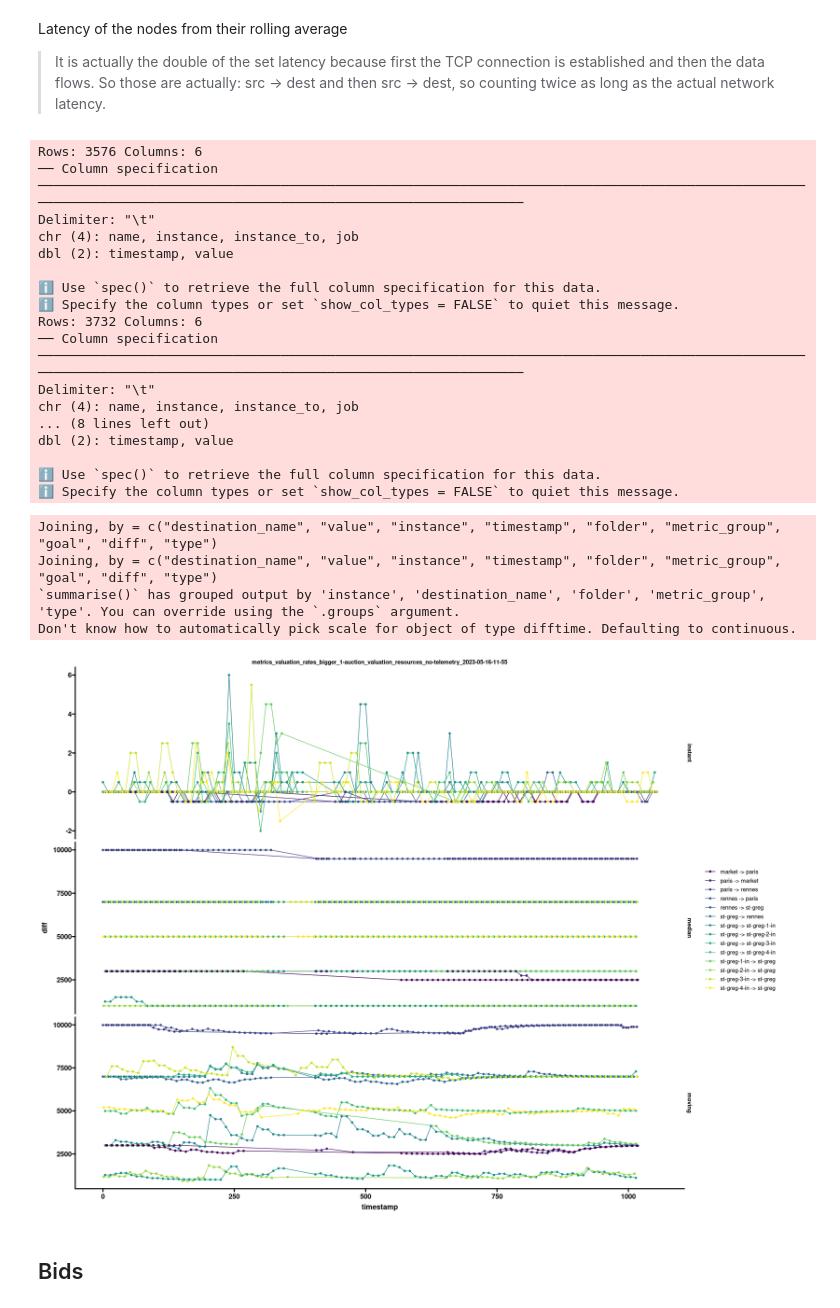
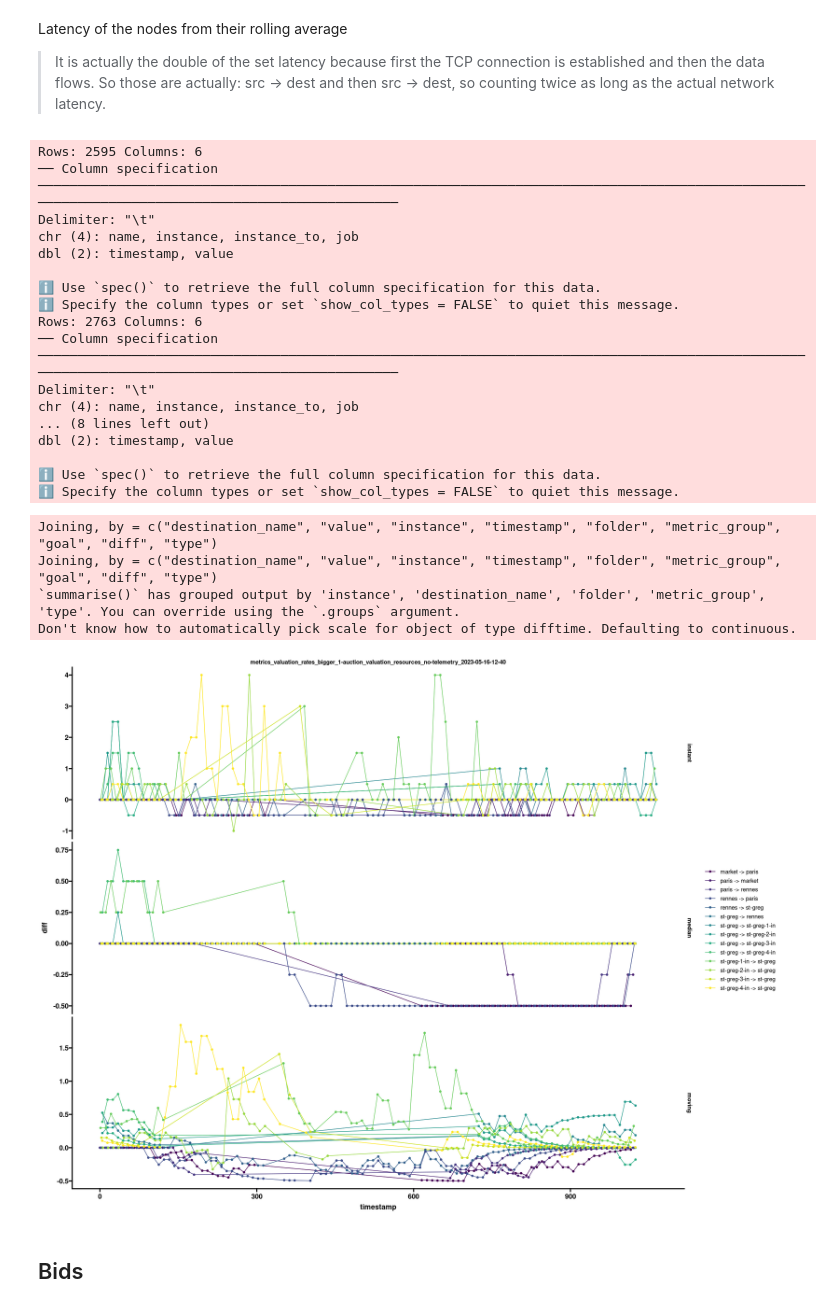
Before and after one commit to VolodiaPG/giraff, a Jupyter notebook: enos/live/experiment.ipynb, the cells around one changed output. Cells and saved outputs as stored; diff of their text form; code cells hidden in the pictures.

```diff
--- a/enos/live/experiment.ipynb
+++ b/enos/live/experiment.ipynb
@@ -31,7 +31,7 @@ Définir une fonction d'utilité au niveau des enchères, par rapport au temps d
 METRICS_PATH <- "metrics-arks"
 METRICS_ARKS <- c(
 #    "metrics_valuation_rates_bigger_1-auction_valuation_rates_no-telemetry_2023-05-12-10-45.tar.xz",
-   "metrics_valuation_rates_bigger_1-auction_valuation_resources_no-telemetry_2023-05-16-11-55.tar.xz"
+   "metrics_valuation_rates_bigger_1-auction_valuation_resources_no-telemetry_2023-05-16-12-40.tar.xz"
 ) # looks at "./*"
 
 METRICS_GROUP <- c(
@@ -313,6 +295,9 @@ latency_instants <- load_csv("fog_node_neighbors_latency.csv") %>%
   prepare() %>%
   inner_join(names_raw %>% mutate(instance_to = instance) %>% mutate(destination_name = name) %>% select(-c(instance, name)), c("instance_to", "folder", "metric_group"))
 latency_median <- load_csv("fog_node_neighbors_latency_rolling_median.csv") %>%
+  prepare() %>%
+  inner_join(names_raw %>% mutate(instance_to = instance) %>% mutate(destination_name = name) %>% select(-c(instance, name)), c("instance_to", "folder", "metric_group"))
+latency_median_interquantile_range <- load_csv("fog_node_neighbors_latency_rolling_interquartile_range.csv") %>%
   prepare() %>%
   inner_join(names_raw %>% mutate(instance_to = instance) %>% mutate(destination_name = name) %>% select(-c(instance, name)), c("instance_to", "folder", "metric_group"))
 
@@ -345,16 +330,16 @@ latency_median <- latency_median %>%
 # head(latency_goals %>% filter(destination_name == "st-greg"))
 # head(latency %>% filter(destination_name == "st-greg"))
 # %% [output]
-Rows: 3576 Columns: 6
-── Column specification ────────────────────────────────────────────────────────────────────────────────────────────────────────────────────────────────────────────────────────────────
+Rows: 2595 Columns: 6
+── Column specification ────────────────────────────────────────────────────────────────────────────────────────────────────────────────────────────────────────────────
 Delimiter: "\t"
 chr (4): name, instance, instance_to, job
 dbl (2): timestamp, value
 
 ℹ Use `spec()` to retrieve the full column specification for this data.
 ℹ Specify the column types or set `show_col_types = FALSE` to quiet this message.
-Rows: 3732 Columns: 6
-── Column specification ────────────────────────────────────────────────────────────────────────────────────────────────────────────────────────────────────────────────────────────────
+Rows: 2763 Columns: 6
+── Column specification ────────────────────────────────────────────────────────────────────────────────────────────────────────────────────────────────────────────────
 Delimiter: "\t"
 chr (4): name, instance, instance_to, job
 ... (8 lines left out)
@@ -366,7 +351,9 @@ dbl (2): timestamp, value
 latency_data_raw <- latency %>%
   mutate(type = "moving") %>%
   full_join(latency_instants %>% mutate(type = "instant")) %>%
-  full_join(latency_median %>% mutate(type = "median"))
+  full_join(latency_median %>% mutate(type = "median")) %>%
+  full_join(latency_median_interquantile_range %>% mutate(type = "interquantile", diff = value))
+
 
 latency_data <- latency_data_raw %>%
   # group_by(instance, folder, metric_group) %>%
@@ -403,34 +390,34 @@ latency_data_raw %>%
   theme(
     # legend.position = "none"
   )
 
 # fig(20, 25)
 # latency_data %>%
 #   ggplot(
 #     aes(
 #       y = factor(str_replace(interaction(instance, destination_name), "\\.", " -> "), ordered = TRUE),
 #       x = quantile,
 #       fill = diff,
 #     )
 #   ) +
 #   geom_raster() +
 #   # geom_text(aes(label=round(diff)), color = "white", alpha=.7, size = 3) +
 #   scale_fill_viridis_c(option = "inferno") + # trans = 'pseudo_log',
 #   # scale_fill_gradient2(low = "black", high = "white") +
 #   facet_grid(rows = vars(folder), cols = vars(type), scale = "free") +
 #   labs(
 #     x = "Quantiles",
 #     y = "Links (node <U+2192> destination)",
 #     title = "Observed latencies",
 #     subtitle = "Perceived by the node",
 #     fill = "Latency (ms)",
 #   )
 # %% [output]
 Joining, by = c("destination_name", "value", "instance", "timestamp", "folder", "metric_group", "goal", "diff", "type")
 Joining, by = c("destination_name", "value", "instance", "timestamp", "folder", "metric_group", "goal", "diff", "type")
 `summarise()` has grouped output by 'instance', 'destination_name', 'folder', 'metric_group', 'type'. You can override using the `.groups` argument.
 Don't know how to automatically pick scale for object of type difftime. Defaulting to continuous.
-[figure, old version]
+[figure, new version]
 # %% [markdown]
 ## Bids
 # %%
```
Also changed, not shown: parts of 17 cells of this notebook, 19 other files.
